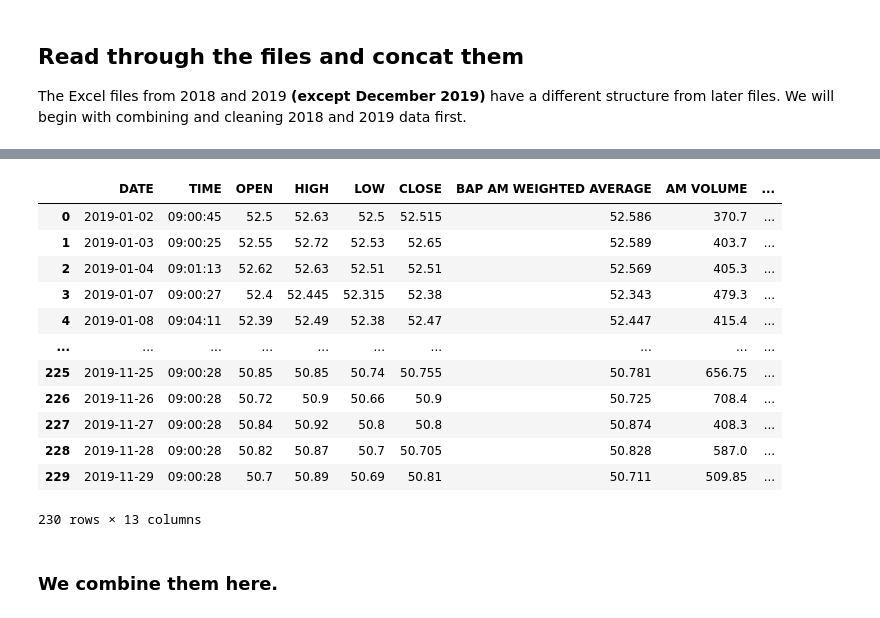
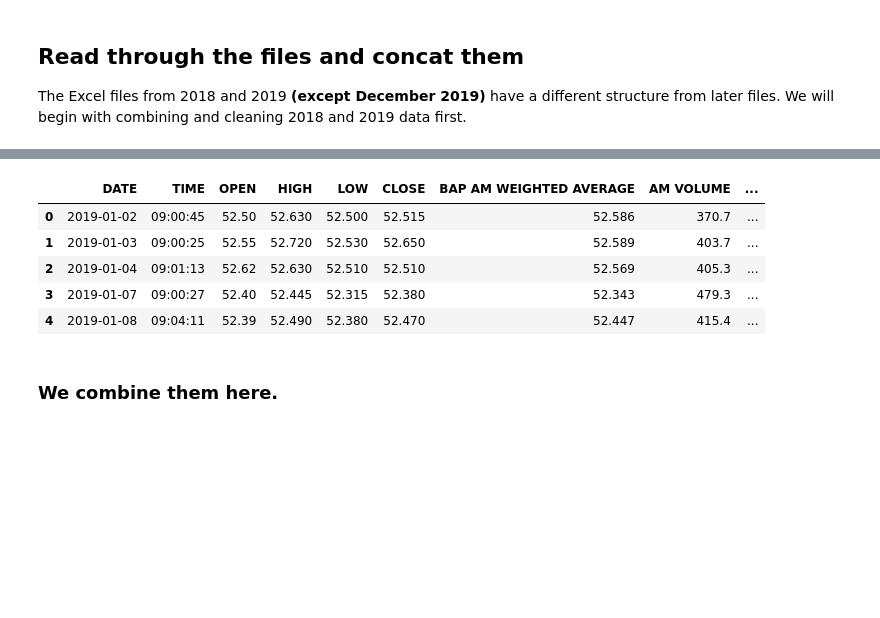
Before and after one commit to pmagtulis/usd-php-forex, a Jupyter notebook: cleaning-forex-ph.ipynb, the cells around one changed output, grey strips where cells are left out. Drawn from its saved outputs; the diff is of its cells as text; code cells hidden in the pictures; blank space fills up the shorter version.

```diff
--- a/cleaning-forex-ph.ipynb
+++ b/cleaning-forex-ph.ipynb
@@ -40,20 +33,13 @@ df
 # %%
-df2 = pd.concat(pd.read_excel('2019 BAP FX Summary.xlsx', sheet_name=['January', 'February', 'March', 'April', 'May', 'June', 'July', 'August', 'September','October', 'November']), ignore_index=True)
-df2
+df2 = pd.concat(pd.read_excel('2019 BAP FX Summary.xlsx', sheet_name=['January', 'February', 'March', 'April', 'May', 'June', 'July', 'August', 'September','October', 'November'], na_values=["-"]), ignore_index=True)
+df2.head()
 # %% [output]
 |  | DATE | TIME | OPEN | HIGH | LOW | CLOSE | BAP AM WEIGHTED AVERAGE | AM VOLUME | ... |
-| 0 | 2019-01-02 | 09:00:45 | 52.5 | 52.63 | 52.5 | 52.515 | 52.586 | 370.7 | ... |
-| 1 | 2019-01-03 | 09:00:25 | 52.55 | 52.72 | 52.53 | 52.65 | 52.589 | 403.7 | ... |
-| 2 | 2019-01-04 | 09:01:13 | 52.62 | 52.63 | 52.51 | 52.51 | 52.569 | 405.3 | ... |
-| 3 | 2019-01-07 | 09:00:27 | 52.4 | 52.445 | 52.315 | 52.38 | 52.343 | 479.3 | ... |
-| 4 | 2019-01-08 | 09:04:11 | 52.39 | 52.49 | 52.38 | 52.47 | 52.447 | 415.4 | ... |
-| ... | ... | ... | ... | ... | ... | ... | ... | ... | ... |
-| 225 | 2019-11-25 | 09:00:28 | 50.85 | 50.85 | 50.74 | 50.755 | 50.781 | 656.75 | ... |
-| 226 | 2019-11-26 | 09:00:28 | 50.72 | 50.9 | 50.66 | 50.9 | 50.725 | 708.4 | ... |
-| 227 | 2019-11-27 | 09:00:28 | 50.84 | 50.92 | 50.8 | 50.8 | 50.874 | 408.3 | ... |
-| 228 | 2019-11-28 | 09:00:28 | 50.82 | 50.87 | 50.7 | 50.705 | 50.828 | 587.0 | ... |
-| 229 | 2019-11-29 | 09:00:28 | 50.7 | 50.89 | 50.69 | 50.81 | 50.711 | 509.85 | ... |
+| 0 | 2019-01-02 | 09:00:45 | 52.50 | 52.630 | 52.500 | 52.515 | 52.586 | 370.7 | ... |
+| 1 | 2019-01-03 | 09:00:25 | 52.55 | 52.720 | 52.530 | 52.650 | 52.589 | 403.7 | ... |
+| 2 | 2019-01-04 | 09:01:13 | 52.62 | 52.630 | 52.510 | 52.510 | 52.569 | 405.3 | ... |
+| 3 | 2019-01-07 | 09:00:27 | 52.40 | 52.445 | 52.315 | 52.380 | 52.343 | 479.3 | ... |
+| 4 | 2019-01-08 | 09:04:11 | 52.39 | 52.490 | 52.380 | 52.470 | 52.447 | 415.4 | ... |
-230 rows × 13 columns
 # %% [markdown]
 ### We combine them here.
 # %%
```
Also changed, not shown: parts of 26 cells of this notebook.
